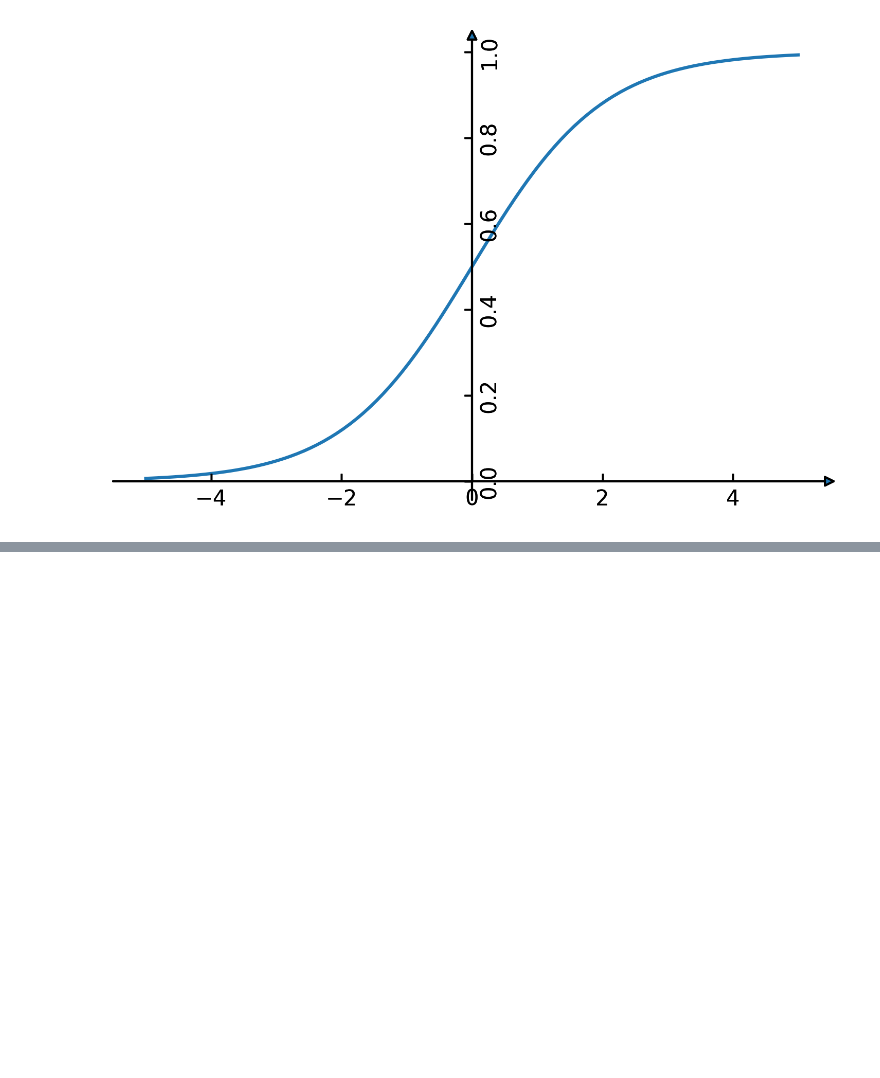
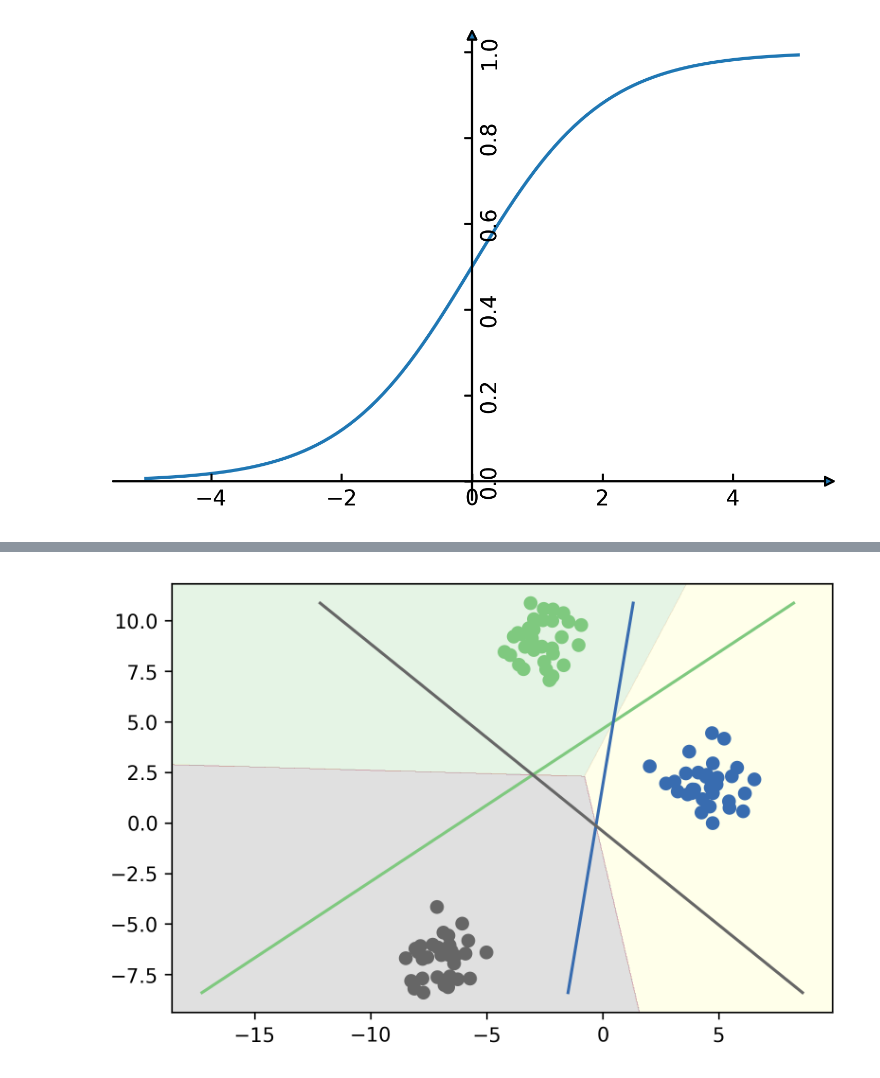
Before and after one commit to amueller/applied_ml_spring_2017, a Jupyter notebook: slides/aml-06.ipynb, the cells around one changed output, grey strips where cells are left out. Saved outputs shown, nothing was run; the diff lists cells and outputs as text; code cells hidden in the pictures; blank space fills up the shorter version.

```diff
--- a/slides/aml-06.ipynb
+++ b/slides/aml-06.ipynb
@@ -73,0 +123,14 @@ ax.plot(line, 1. / (1 + np.exp(-line)))
+# %%
+
+xs = np.linspace(xlim[0], xlim[1], 1000)
+ys = np.linspace(ylim[0], ylim[1], 1000)
+xx, yy = np.meshgrid(xs, ys)
+pred = linear_svm.predict(np.c_[xx.ravel(), yy.ravel()])
+plt.contourf(xx, yy, pred.reshape(xx.shape), cmap="Accent", alpha=.2)
+
+points = plt.scatter(X[:, 0], X[:, 1], c=y, cmap="Accent")
+
+for coef, intercept, color in zip(linear_svm.coef_, linear_svm.intercept_, colors):
+    plt.plot(-(line * coef[1] + intercept) / coef[0], line, c=color)
+# %% [output]
+[figure, added]
```
Also changed, not shown: parts of 7 cells of this notebook, 1 other file.
